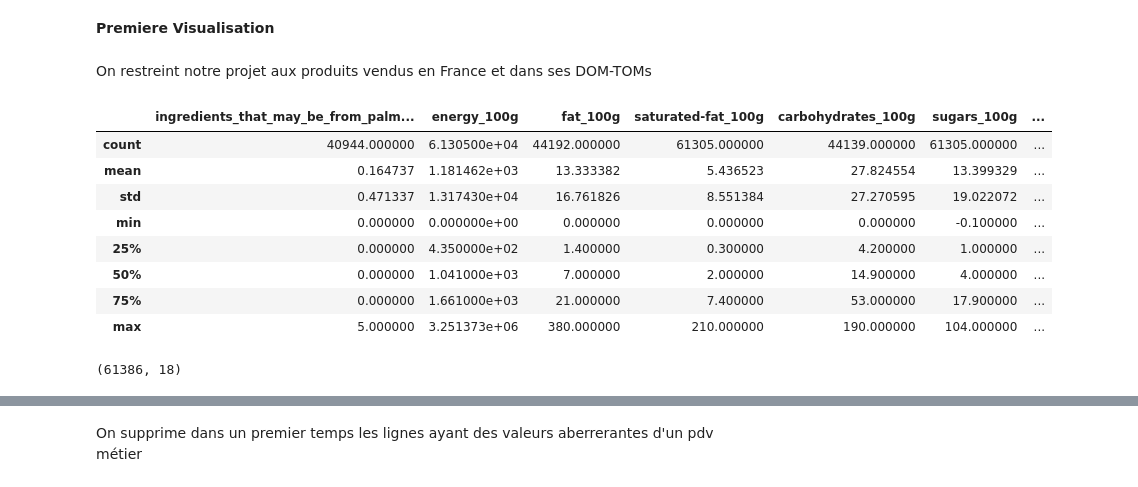
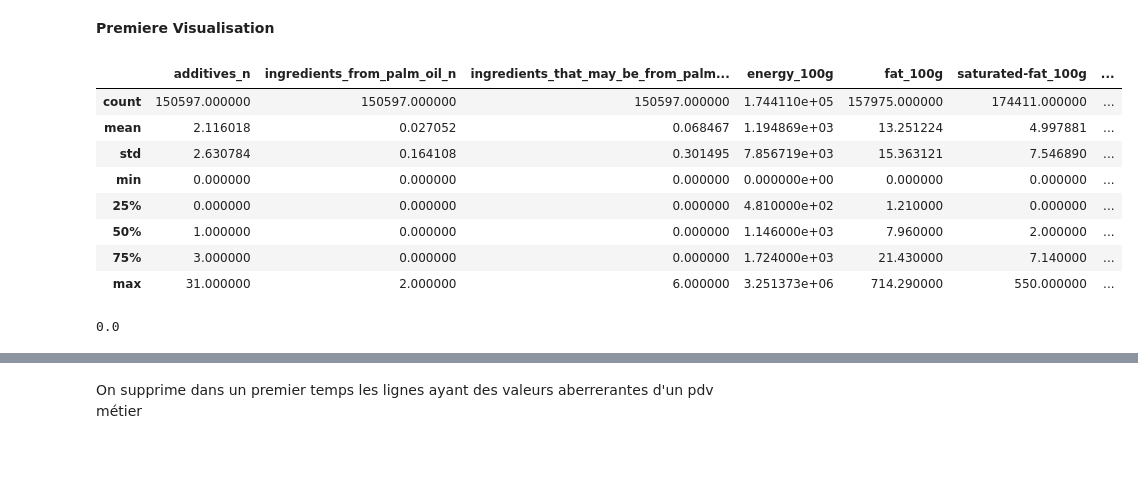
Before and after one commit to Bigzz22/Projets_OC, a Jupyter notebook: Projet 2/projet2.ipynb, the cells around one changed output, grey strips where cells are left out. Cells and saved outputs as stored; diff of their text form; code cells hidden in the pictures; blank space fills up the shorter version.

```diff
--- a/Projet 2/projet2.ipynb
+++ b/Projet 2/projet2.ipynb
@@ -15,7 +15,8 @@ def automate_data_processing(df, target_column, missing_value_threshold=0.5):
     df_cleaned = df.dropna(thresh=threshold, axis=1)
 
     df_cleaned = df_cleaned.dropna(subset=[target_column])
-    df_cleaned['main_category'] = df['main_category']
+    df_cleaned['pnns_groups_1'] = df['pnns_groups_1']
+    df_cleaned['pnns_groups_2'] = df['pnns_groups_2']
     y = df_cleaned[target_column]
     X = df_cleaned.drop(columns=[target_column])
 
@@ -23,13 +24,14 @@ def automate_data_processing(df, target_column, missing_value_threshold=0.5):
 
     return df_cleaned, X, y
 
+
 def clean_outliers(df):
     cols_100g = [col for col in df.columns if col.endswith('_100g')]
 
     df[cols_100g] = df[cols_100g].applymap(lambda x: abs(x) if pd.notnull(x) else x)
 
     nutrient_thresholds = {
-        'energy_100g': 5000,
+        'energy_100g': 4000,
         'fat_100g': 100,
         'saturated-fat_100g': 90,
         'carbohydrates_100g': 100,
@@ -45,6 +47,14 @@ def clean_outliers(df):
         df[col] = df[col].apply(lambda x: x if x <= threshold else float('NaN'))
 
     return df
+
+def detect_outliers_iqr(data, column):
+    Q1 = data[column].quantile(0.25)
+    Q3 = data[column].quantile(0.75)
+    IQR = Q3 - Q1
+    lower_bound = Q1 - 1.5 * IQR
+    upper_bound = Q3 + 1.5 * IQR
+    return data[(data[column] < lower_bound) | (data[column] > upper_bound)]
 # %%
 df = pd.read_csv('/kaggle/input/projet-dataset/data.csv', sep='\t')
 df.head();
@@ -110,4 +120,9 @@ Il nous reste après le nettoyage des valeurs manquantes **14 données quantitat
-# %%
-df_cleaned = df_cleaned.drop(columns=['code','url','creator','created_t','created_datetime', 'last_modified_t', 'last_modified_datetime','brands','countries','countries_fr','additives_n','ingredients_from_palm_oil_n', 'states_tags', 'states_fr', 'nutrition-score-fr_100g', 'nutrition-score-uk_100g', 'serving_size'])
+# %%
+excluded_columns = ['pnns_groups_1', 'pnns_groups_2', 'nutrition_grade_fr']
+non_numeric_columns = df_cleaned.select_dtypes(exclude=['number']).columns
+
+columns_to_drop = [col for col in non_numeric_columns if col not in excluded_columns]
+
+df_cleaned = df_cleaned.drop(columns=columns_to_drop)
 # %% [markdown]
 On vérifie les dimensions de notre ensemble
@@ -168,4 +157,2 @@ memory usage: 31.7+ MB
 # %% [markdown]
 **Premiere Visualisation**
-# %% [markdown]
-On restreint notre projet aux produits vendus en France et dans ses DOM-TOMs
@@ -182,16 +159,16 @@ X.head();
 # %%
-X.describe()
+df_cleaned.describe()
 # %% [output]
-|  | ingredients_that_may_be_from_palm... | energy_100g | fat_100g | saturated-fat_100g | carbohydrates_100g | sugars_100g | ... |
-| count | 40944.000000 | 6.130500e+04 | 44192.000000 | 61305.000000 | 44139.000000 | 61305.000000 | ... |
-| mean | 0.164737 | 1.181462e+03 | 13.333382 | 5.436523 | 27.824554 | 13.399329 | ... |
-| std | 0.471337 | 1.317430e+04 | 16.761826 | 8.551384 | 27.270595 | 19.022072 | ... |
-| min | 0.000000 | 0.000000e+00 | 0.000000 | 0.000000 | 0.000000 | -0.100000 | ... |
-| 25% | 0.000000 | 4.350000e+02 | 1.400000 | 0.300000 | 4.200000 | 1.000000 | ... |
-| 50% | 0.000000 | 1.041000e+03 | 7.000000 | 2.000000 | 14.900000 | 4.000000 | ... |
-| 75% | 0.000000 | 1.661000e+03 | 21.000000 | 7.400000 | 53.000000 | 17.900000 | ... |
-| max | 5.000000 | 3.251373e+06 | 380.000000 | 210.000000 | 190.000000 | 104.000000 | ... |
+|  | additives_n | ingredients_from_palm_oil_n | ingredients_that_may_be_from_palm... | energy_100g | fat_100g | saturated-fat_100g | ... |
+| count | 150597.000000 | 150597.000000 | 150597.000000 | 1.744110e+05 | 157975.000000 | 174411.000000 | ... |
+| mean | 2.116018 | 0.027052 | 0.068467 | 1.194869e+03 | 13.251224 | 4.997881 | ... |
+| std | 2.630784 | 0.164108 | 0.301495 | 7.856719e+03 | 15.363121 | 7.546890 | ... |
+| min | 0.000000 | 0.000000 | 0.000000 | 0.000000e+00 | 0.000000 | 0.000000 | ... |
+| 25% | 0.000000 | 0.000000 | 0.000000 | 4.810000e+02 | 1.210000 | 0.000000 | ... |
+| 50% | 1.000000 | 0.000000 | 0.000000 | 1.146000e+03 | 7.960000 | 2.000000 | ... |
+| 75% | 3.000000 | 0.000000 | 0.000000 | 1.724000e+03 | 21.430000 | 7.140000 | ... |
+| max | 31.000000 | 2.000000 | 6.000000 | 3.251373e+06 | 714.290000 | 550.000000 | ... |
-# %%
-X.shape
-# %% [output]
-(61386, 18)
+# %%
+df_cleaned[target].isna().mean()
+# %% [output]
+0.0
```
Also changed, not shown: parts of 59 cells of this notebook.
